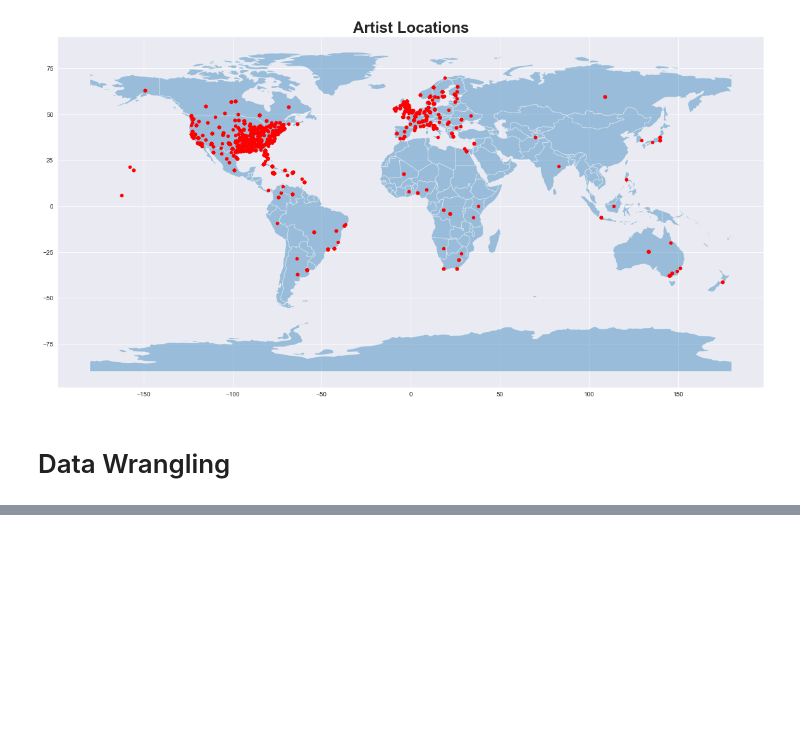
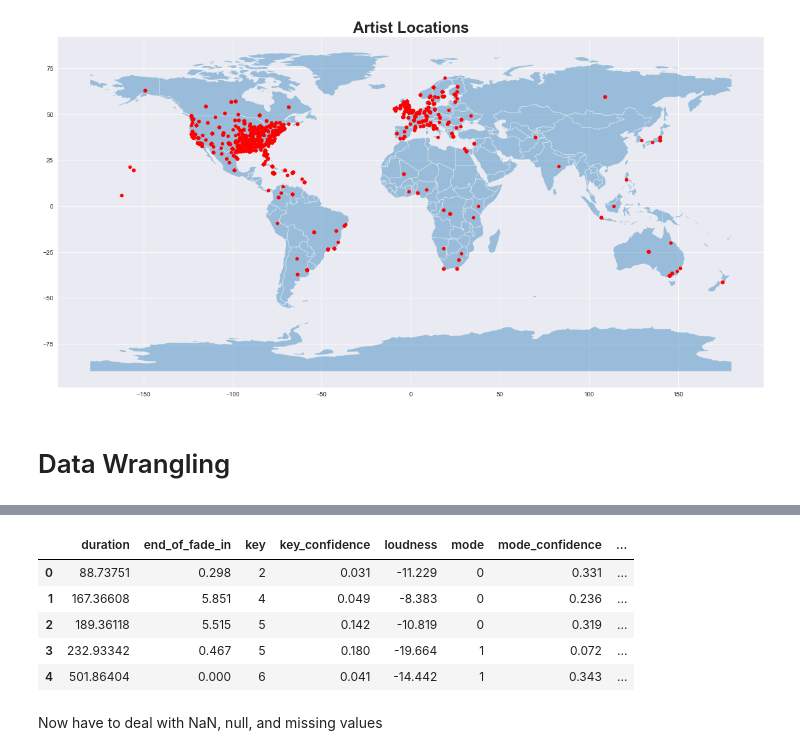
Before and after one commit to seankim658/Million-Song-Data-Analysis, a Jupyter notebook: Million Song Dataset Analysis.ipynb, the cells around one changed output, grey strips where cells are left out. Drawn from its saved outputs; the diff is of its cells as text; code cells hidden in the pictures; blank space fills up the shorter version.

```diff
--- a/Million Song Dataset Analysis.ipynb
+++ b/Million Song Dataset Analysis.ipynb
@@ -533,0 +632,13 @@ corr_df.head()
+# %%
+# drop the array features now that we have their means
+modelDf.drop(features_to_average, axis = 1, inplace = True)
+modelDf.head()
+# %% [output]
+|  | duration | end_of_fade_in | key | key_confidence | loudness | mode | mode_confidence | ... |
+| 0 | 88.73751 | 0.298 | 2 | 0.031 | -11.229 | 0 | 0.331 | ... |
+| 1 | 167.36608 | 5.851 | 4 | 0.049 | -8.383 | 0 | 0.236 | ... |
+| 2 | 189.36118 | 5.515 | 5 | 0.142 | -10.819 | 0 | 0.319 | ... |
+| 3 | 232.93342 | 0.467 | 5 | 0.180 | -19.664 | 1 | 0.072 | ... |
+| 4 | 501.86404 | 0.000 | 6 | 0.041 | -14.442 | 1 | 0.343 | ... |
+# %% [markdown]
+Now have to deal with NaN, null, and missing values
```
Also changed, not shown: parts of 9 cells of this notebook.
